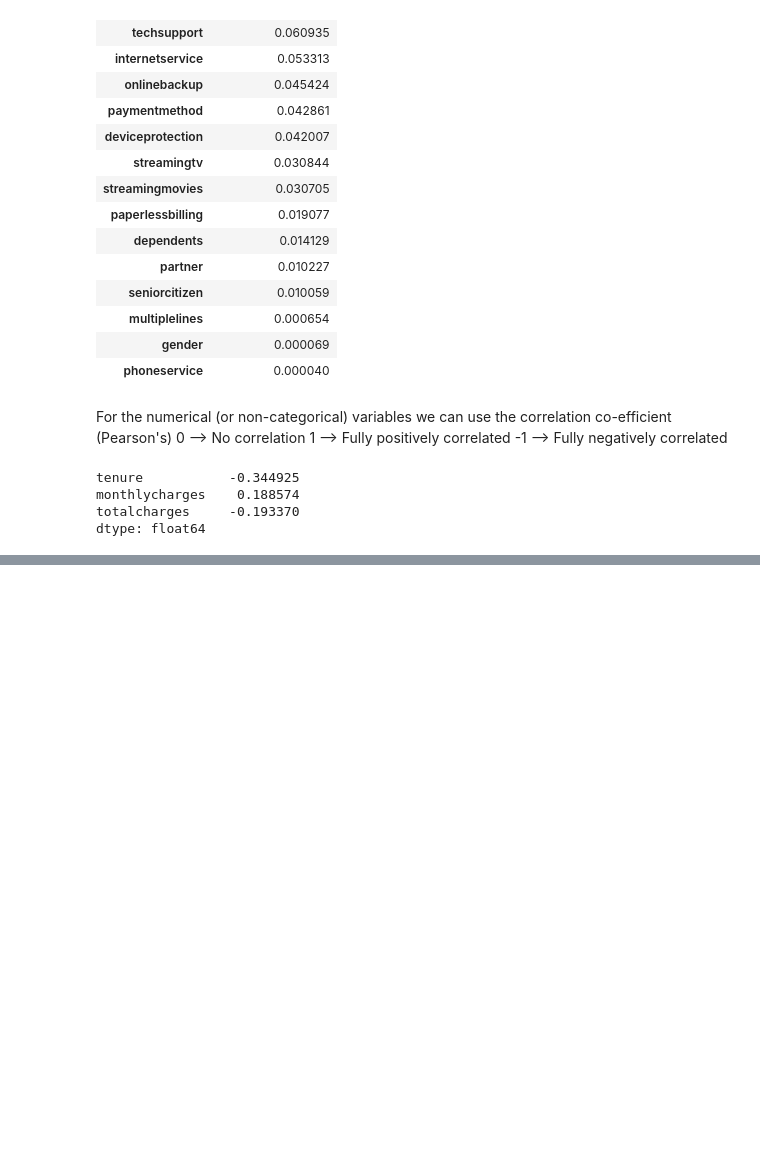
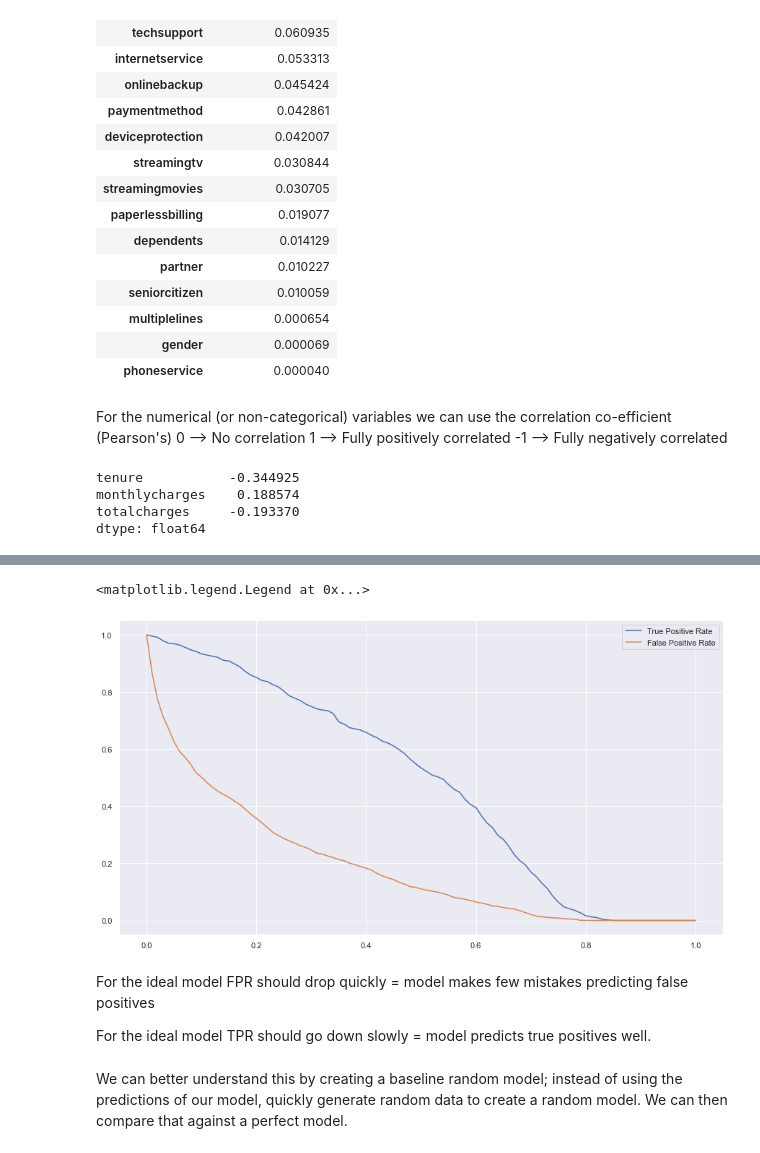
Before and after one commit to darren-king/Churn_Classification, a Jupyter notebook: Churn_Prediction.ipynb, the cells around one changed output, grey strips where cells are left out. Cells and saved outputs as stored; diff of their text form; code cells hidden in the pictures; blank space fills up the shorter version.

```diff
--- a/Churn_Prediction.ipynb
+++ b/Churn_Prediction.ipynb
@@ -333,0 +673,14 @@ dtype: float64
+# %%
+plt.plot(df_scores.threshold, df_scores.tpr, label = "True Positive Rate")
+plt.plot(df_scores.threshold, df_scores.fpr, label = "False Positive Rate")
+plt.legend()
+# %% [output]
+<matplotlib.legend.Legend at 0x...>
+[figure, added]
+# %% [markdown]
+For the ideal model FPR should drop quickly = model makes few mistakes predicting false positives
+
+For the ideal model TPR should go down slowly = model predicts true positives well.
+# %% [markdown]
+We can better understand this by creating a baseline random model; instead of using the predictions of our model, quickly generate random data to create a random model.
+We can then compare that against a perfect model.
```
Also changed, not shown: parts of 59 cells of this notebook, 2 other files.
